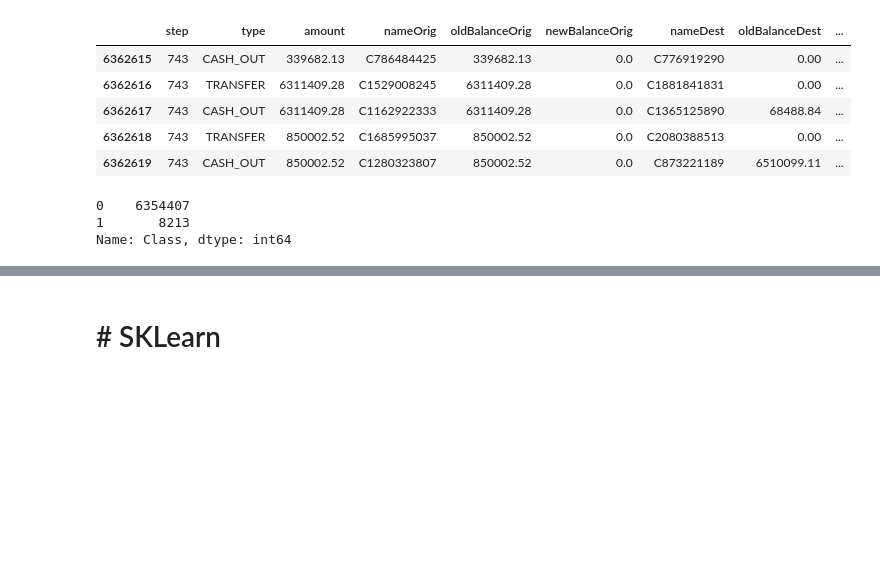
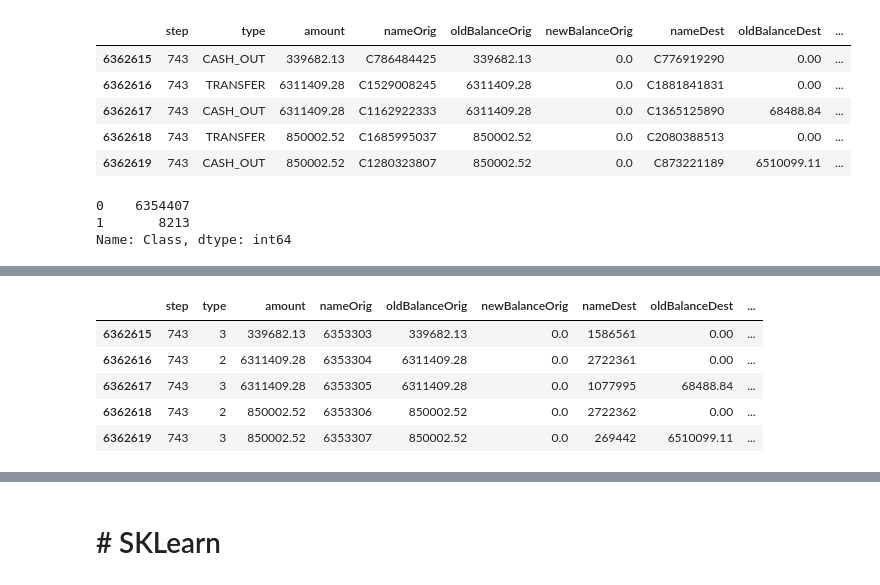
Before and after one commit to ekoabdulaziz96/deteksi_fraud_supervised, a Jupyter notebook: PAYSIM_UnderSampling_PemodelanRF_FeatureImportance_pemodelan_klasik_.ipynb, the cells around one changed output, grey strips where cells are left out. Drawn from its saved outputs; the diff is of its cells as text; code cells hidden in the pictures; blank space fills up the shorter version.

```diff
--- a/PAYSIM_UnderSampling_PemodelanRF_FeatureImportance_pemodelan_klasik_.ipynb
+++ b/PAYSIM_UnderSampling_PemodelanRF_FeatureImportance_pemodelan_klasik_.ipynb
@@ -673,0 +676,2 @@ Name: Class, dtype: int64
+# %%
+df_ = df.copy()
@@ -674,3 +708,12 @@ Name: Class, dtype: int64
+# %%
+df_.tail()
+# %% [output]
+|  | step | type | amount | nameOrig | oldBalanceOrig | newBalanceOrig | nameDest | oldBalanceDest | ... |
+| 6362615 | 743 | 3 | 339682.13 | 6353303 | 339682.13 | 0.0 | 1586561 | 0.00 | ... |
+| 6362616 | 743 | 2 | 6311409.28 | 6353304 | 6311409.28 | 0.0 | 2722361 | 0.00 | ... |
+| 6362617 | 743 | 3 | 6311409.28 | 6353305 | 6311409.28 | 0.0 | 1077995 | 68488.84 | ... |
+| 6362618 | 743 | 2 | 850002.52 | 6353306 | 850002.52 | 0.0 | 2722362 | 0.00 | ... |
+| 6362619 | 743 | 3 | 850002.52 | 6353307 | 850002.52 | 0.0 | 269442 | 6510099.11 | ... |
 # %%
 # # Since most of our data has already been scaled we should scale the columns that are left to scale (Amount and Time)
 # from sklearn.preprocessing import StandardScaler, RobustScaler, MinMaxScaler
```
Also changed, not shown: parts of 24 cells of this notebook.
